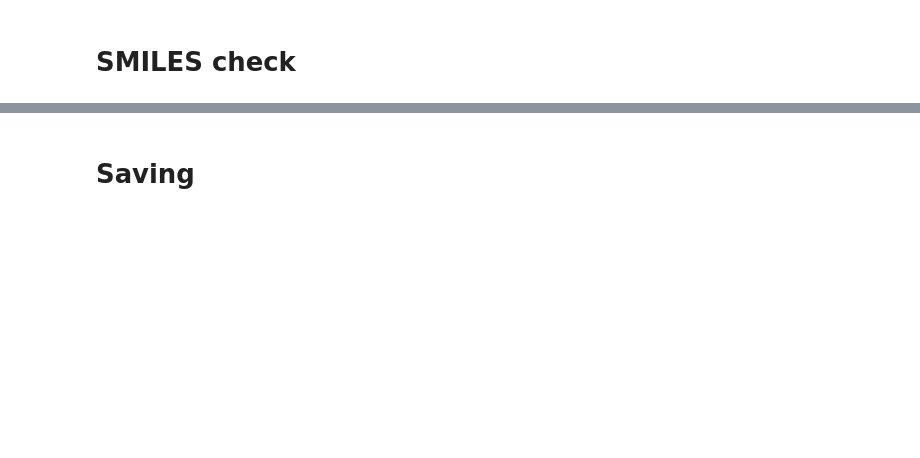
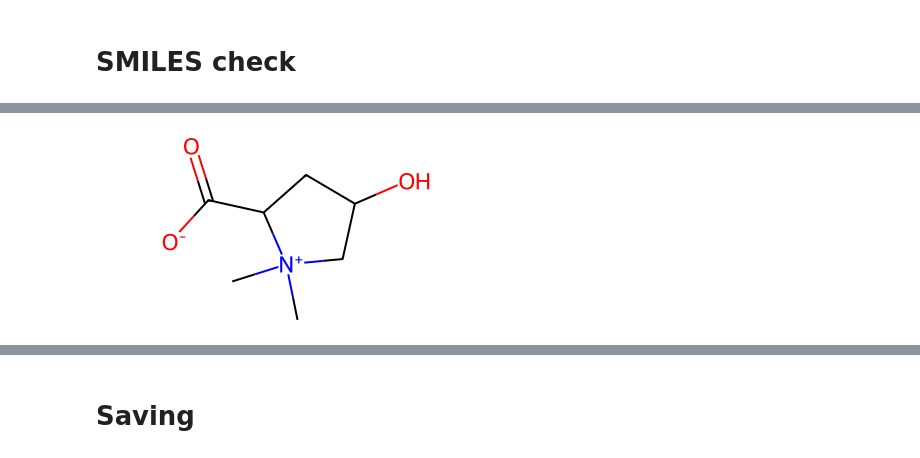
Before and after one commit to raissalohanna/Git_doutorado, a Jupyter notebook: EDA.ipynb, the cells around one changed output, grey strips where cells are left out. Saved outputs shown, nothing was run; the diff lists cells and outputs as text; code cells hidden in the pictures; blank space fills up the shorter version.

```diff
--- a/EDA.ipynb
+++ b/EDA.ipynb
@@ -464,0 +452,5 @@ df_joined['smile_check'].value_counts()
+# %%
+mol1 = Chem.MolFromSmiles('C[N+]1(CC(CC1C(=O)[O-])O)C', sanitize=False)
+display(Draw.MolToImage(mol1, size=(400, 200), fitImage=True))
+# %% [output]
+[figure, added]
```
Also changed, not shown: parts of 75 cells of this notebook.
